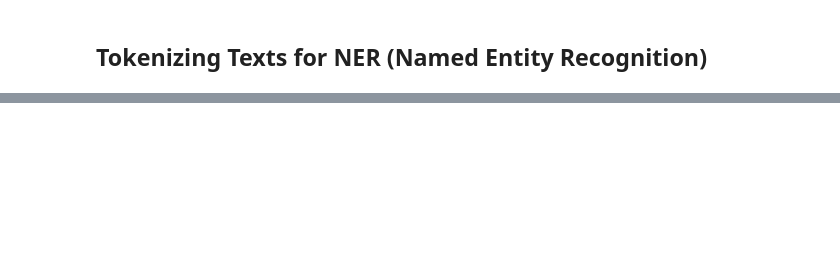
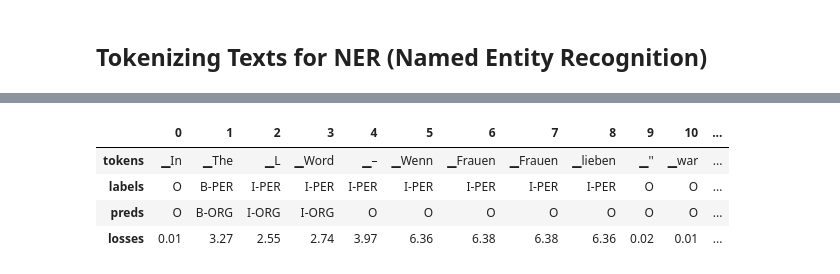
Before and after one commit to mmenendezg/Books, a Jupyter notebook: nlp-transformers/notebooks/4.multilingual_named_entity_recognition.ipynb, the cells around one changed output, grey strips where cells are left out. Cells and saved outputs as stored; diff of their text form; code cells hidden in the pictures; blank space fills up the shorter version.

```diff
--- a/nlp-transformers/notebooks/4.multilingual_named_entity_recognition.ipynb
+++ b/nlp-transformers/notebooks/4.multilingual_named_entity_recognition.ipynb
@@ -257,0 +488,27 @@ tokenized_input = xlmr_tokenizer(de_example["tokens"], is_split_into_words=True)
+# %%
+# Let's look at the sequences with high loss
+def get_samples(df):
+    for _, row in df.iterrows():
+        labels, preds, tokens, losses = [], [], [], []
+        for i, mask in enumerate(row["attention_mask"]):
+            if i not in {0, len(row["attention_mask"])}:
+                labels.append(row["labels"][i])
+                preds.append(row["predicted_label"][i])
+                tokens.append(row["input_tokens"][i])
+                losses.append(f"{row['loss'][i]:.2f}")
+        df_tmp = pd.DataFrame(
+            {"tokens": tokens, "labels": labels, "preds": preds, "losses": losses}
+        ).T
+    yield df_tmp
+# %%
+df["total_loss"] = df["loss"].apply(sum)
+df_tmp = df.sort_values(by="total_loss", ascending=False).head(5)
+
+for sample in get_samples(df_tmp):
+    display(sample)
+# %% [output]
+|  | 0 | 1 | 2 | 3 | 4 | 5 | 6 | 7 | 8 | 9 | 10 | ... |
+| tokens | ▁In | ▁The | ▁L | ▁Word | ▁– | ▁Wenn | ▁Frauen | ▁Frauen | ▁lieben | ▁'' | ▁war | ... |
+| labels | O | B-PER | I-PER | I-PER | I-PER | I-PER | I-PER | I-PER | I-PER | O | O | ... |
+| preds | O | B-ORG | I-ORG | I-ORG | O | O | O | O | O | O | O | ... |
+| losses | 0.01 | 3.27 | 2.55 | 2.74 | 3.97 | 6.36 | 6.38 | 6.38 | 6.36 | 0.02 | 0.01 | ... |
```
Also changed, not shown: parts of 69 cells of this notebook, 2 other files.
